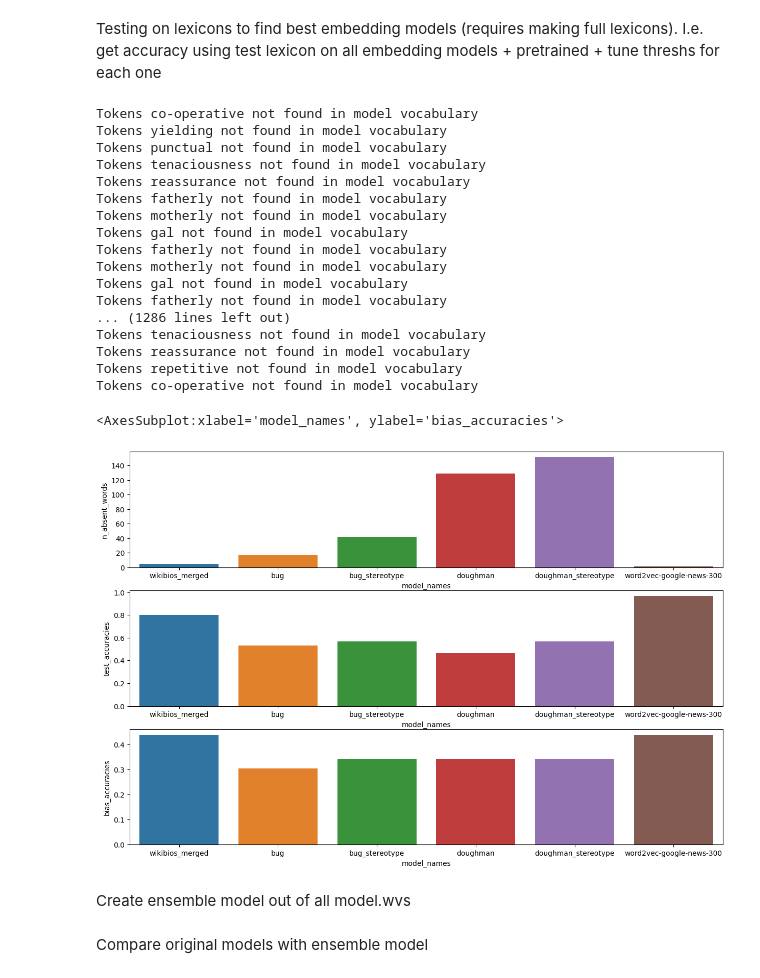
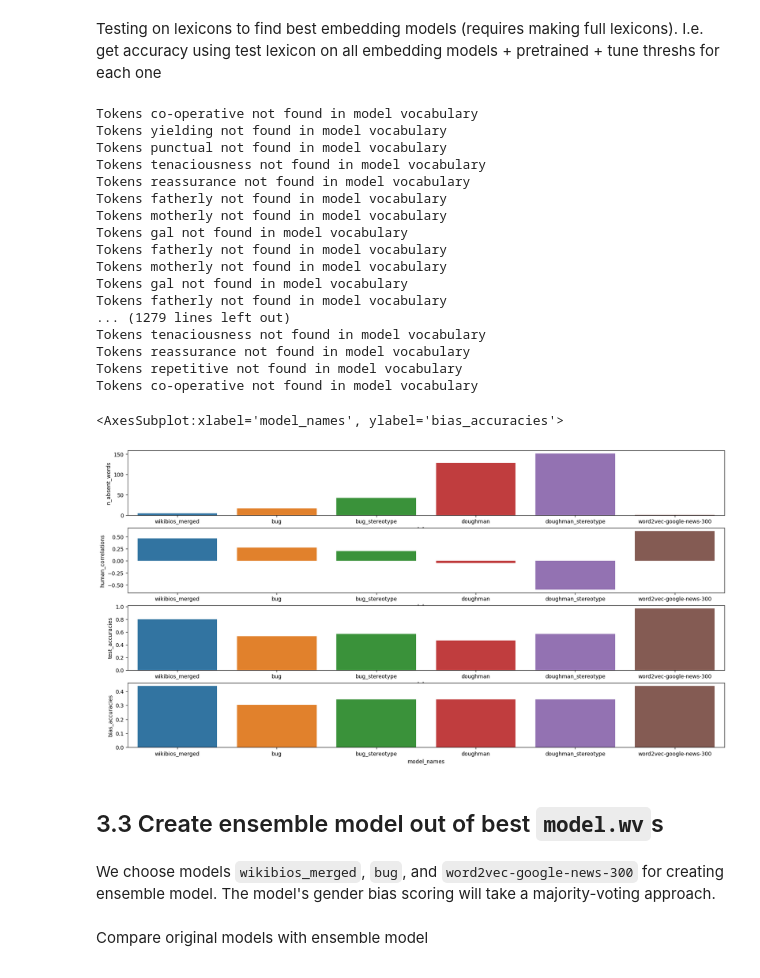
Before and after one commit to Andrewwango/kainosRecruitmentApi-TeamA, a Jupyter notebook: ai/03_test_model.ipynb, the cells around one changed output. Cells and saved outputs as stored; diff of their text form; code cells hidden in the pictures.

Commit message:
continue evaluation and vis

```diff
--- a/ai/03_test_model.ipynb
+++ b/ai/03_test_model.ipynb
@@ -35,35 +36,31 @@ def lexicon_accuracy(lexicon, scorer, thresh=0.1, verbose=False):
 # %%
 threshs = np.arange(0, 0.5, 0.02)
 # %%
-def evaluate_and_visualise_models(wvs, model_names, threshs=threshs):
-    threshs_optimal = np.zeros(len(wvs))
-    test_accuracies = np.zeros(len(wvs))
-    bias_accuracies = np.zeros(len(wvs))
-    n_absent_words  = np.zeros(len(wvs))
-    for i,wv in enumerate(wvs):
-        scorer = GenderBiasScorer(wv)
+def tune_and_evaluate_models(scorers, model_names, threshs=threshs):
+    # Tune scoring thresholds for models and return evaluation metrics
+    threshs_optimal = np.zeros(len(scorers))
+    test_accuracies = np.zeros(len(scorers))
+    bias_accuracies = np.zeros(len(scorers))
+    n_absent_words  = np.zeros(len(scorers))
+    human_correlations = np.zeros(len(scorers))
+    for i,scorer in enumerate(scorers):
+
         accuracies = np.zeros(len(threshs))
-
         for j,thresh in enumerate(threshs):
-            accuracies[j] = lexicon_accuracy("test", scorer, thresh=thresh)
+            accuracies[j] = scorer.lexicon_accuracy("test", thresh=thresh)
 
         threshs_optimal[i] = threshs[accuracies.argmax()]
         test_accuracies[i] = accuracies[accuracies.argmax()]
-        bias_accuracies[i] = lexicon_accuracy("bias", scorer, thresh=threshs_optimal[i])
-
-        bias_lexicon = pd.read_csv(f"data/lexicons/bias_lexicon.csv")
-        for k in range(len(bias_lexicon)):
-            try:
-                _ = wv[bias_lexicon.iloc[k,0]]
-            except KeyError:
-                n_absent_words[i] += 1
+        bias_accuracies[i] = scorer.lexicon_accuracy("bias", thresh=threshs_optimal[i])
+        human_correlations[i] = scorer.eval_gensim_human_dataset()
+        n_absent_words[i] = scorer.lexicon_n_absent_words("bias")
 
     results = pd.DataFrame({"model_names": model_names, "n_absent_words": n_absent_words,
                             "threshs_optimal": threshs_optimal, "test_accuracies": test_accuracies,
-                            "bias_accuracies": bias_accuracies})
+                            "bias_accuracies": bias_accuracies, "human_correlations": human_correlations})
     return results
 # %%
-results = evaluate_and_visualise_models(wvs, model_names, threshs)
+results = tune_and_evaluate_models(scorers, model_names, threshs)
 # %% [output]
 Tokens co-operative not found in model vocabulary
 Tokens yielding not found in model vocabulary
@@ -77,24 +74,28 @@ Tokens fatherly not found in model vocabulary
 Tokens motherly not found in model vocabulary
 Tokens gal not found in model vocabulary
 Tokens fatherly not found in model vocabulary
-... (1286 lines left out)
+... (1279 lines left out)
 Tokens tenaciousness not found in model vocabulary
 Tokens reassurance not found in model vocabulary
 Tokens repetitive not found in model vocabulary
 Tokens co-operative not found in model vocabulary
 # %%
-plt.figure(figsize=(15, 10))
-plt.subplot(3,1,1)
+plt.figure(figsize=(20, 10))
+plt.subplot(4,1,1)
 sns.barplot(results, x="model_names", y="n_absent_words")
-plt.subplot(3,1,2)
+plt.subplot(4,1,2)
+sns.barplot(results, x="model_names", y="human_correlations")
+plt.subplot(4,1,3)
 sns.barplot(results, x="model_names", y="test_accuracies")
-plt.subplot(3,1,3)
+plt.subplot(4,1,4)
 sns.barplot(results, x="model_names", y="bias_accuracies")
 # %% [output]
 <AxesSubplot:xlabel='model_names', ylabel='bias_accuracies'>
-[figure, old version]
+[figure, new version]
 # %% [markdown]
-Create ensemble model out of all model.wvs
+## 3.3 Create ensemble model out of best `model.wv`s
+# %% [markdown]
+We choose models `wikibios_merged`, `bug`, and `word2vec-google-news-300` for creating ensemble model. The model's gender bias scoring will take a majority-voting approach.
 # %%
 ensemble_scorer = EnsembleGenderBiasScorer(wvs=[Word2Vec.load(f"models/dataset_{i}.pt").wv for i in ["wikibios_merged", "bug"]] + [wv_pretrained],
                                        threshs=results[results["model_names"].isin(("wikibios_merged", "bug", "word2vec-google-news-300"))]["threshs_optimal"].to_numpy())
```
Also changed, not shown: parts of 18 cells of this notebook, 1 other file.
